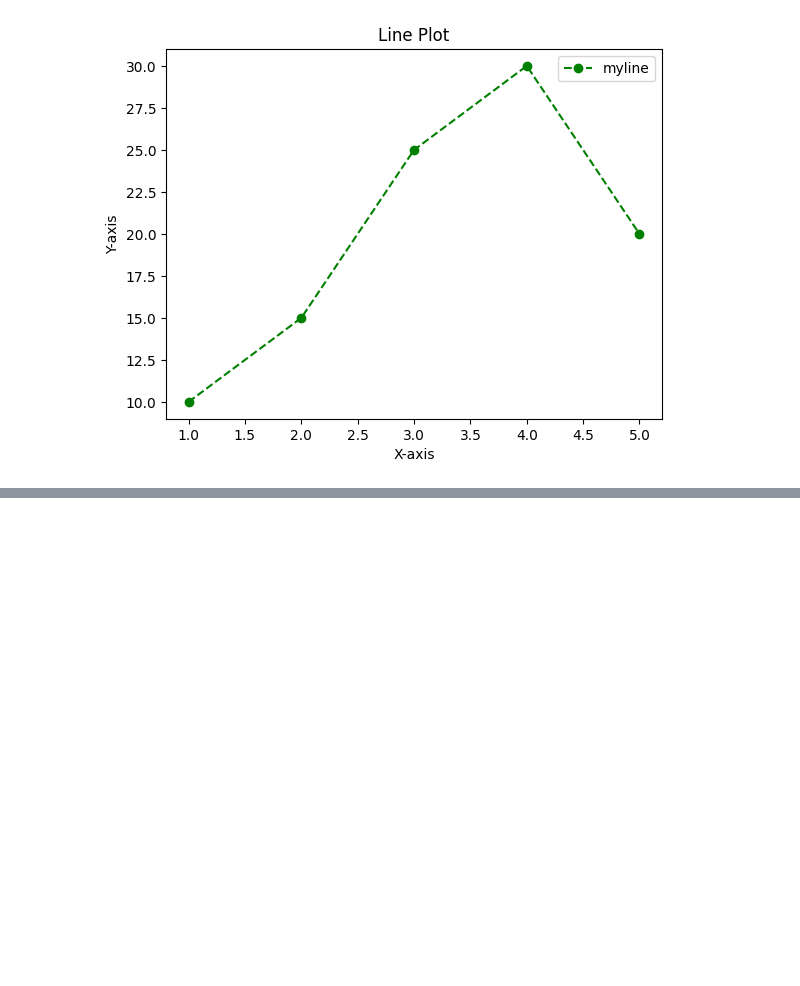
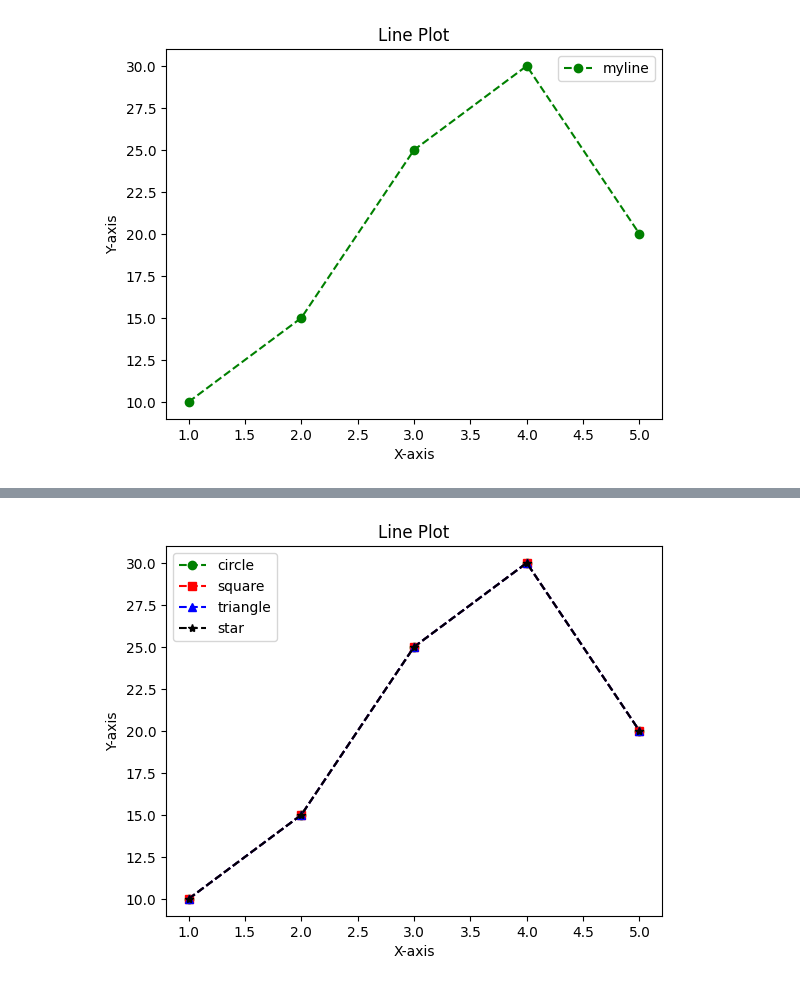
Before and after one commit to Prensu/Data_Science_Prensu, a Jupyter notebook: line_plot.ipynb, the cells around one changed output, grey strips where cells are left out. Cells and saved outputs as stored; diff of their text form; code cells hidden in the pictures; blank space fills up the shorter version.

```diff
--- a/line_plot.ipynb
+++ b/line_plot.ipynb
@@ -15,0 +37,18 @@ plt.show()
+# %%
+x2=np.array([1,2,3,4,5])
+y2=np.array([10,15,25,30,20])
+
+plt.plot(x2,y2,marker='o',linestyle='--',color='green',label='circle')
+
+plt.plot(x2,y2,marker='s',linestyle='--',color='red',label='square')
+
+plt.plot(x2,y2,marker='^',linestyle='--',color='blue',label='triangle')
+
+plt.plot(x2,y2,marker='*',linestyle='--',color='black',label='star')
+plt.xlabel("X-axis")
+plt.ylabel("Y-axis")
+plt.title("Line Plot"	)
+plt.legend()
+plt.show()
+# %% [output]
+[figure, added]
```
Also changed, not shown: parts of 19 cells of this notebook.
